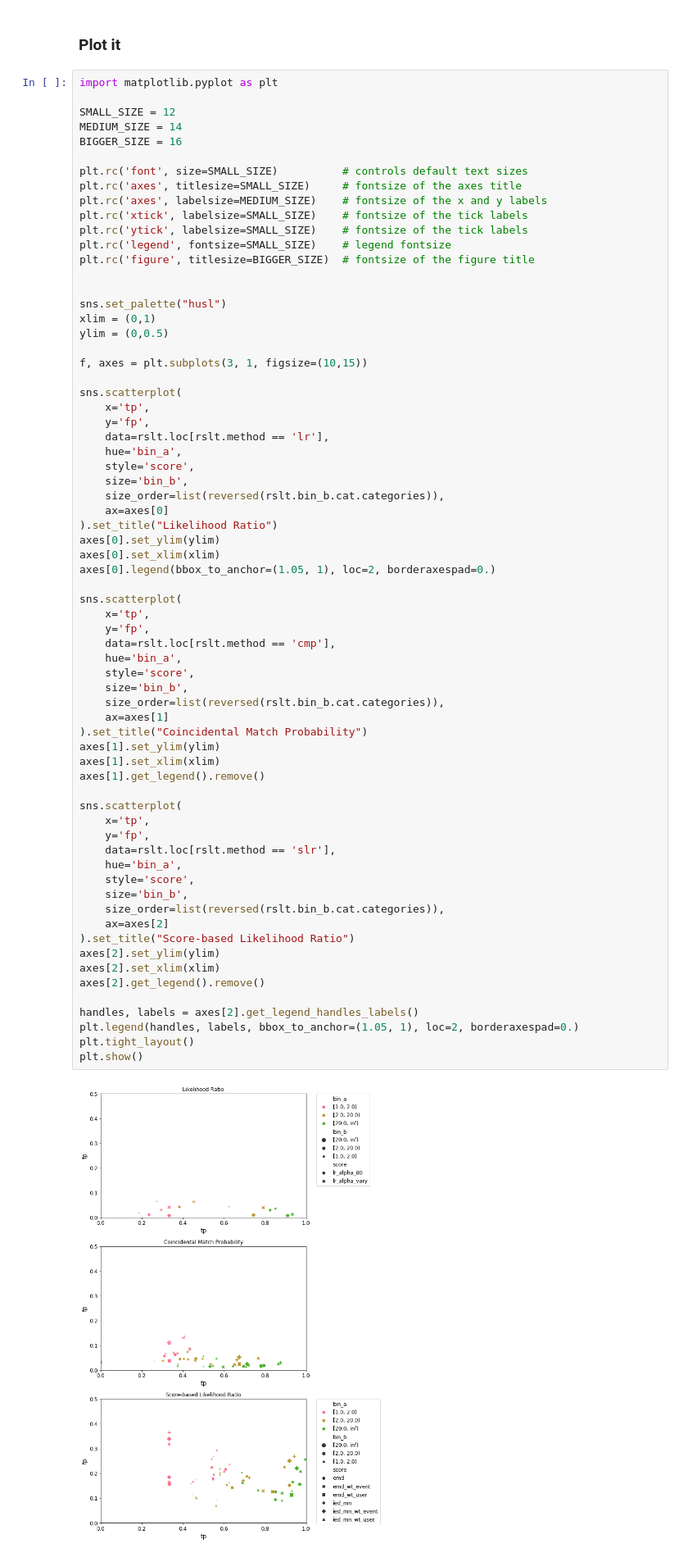
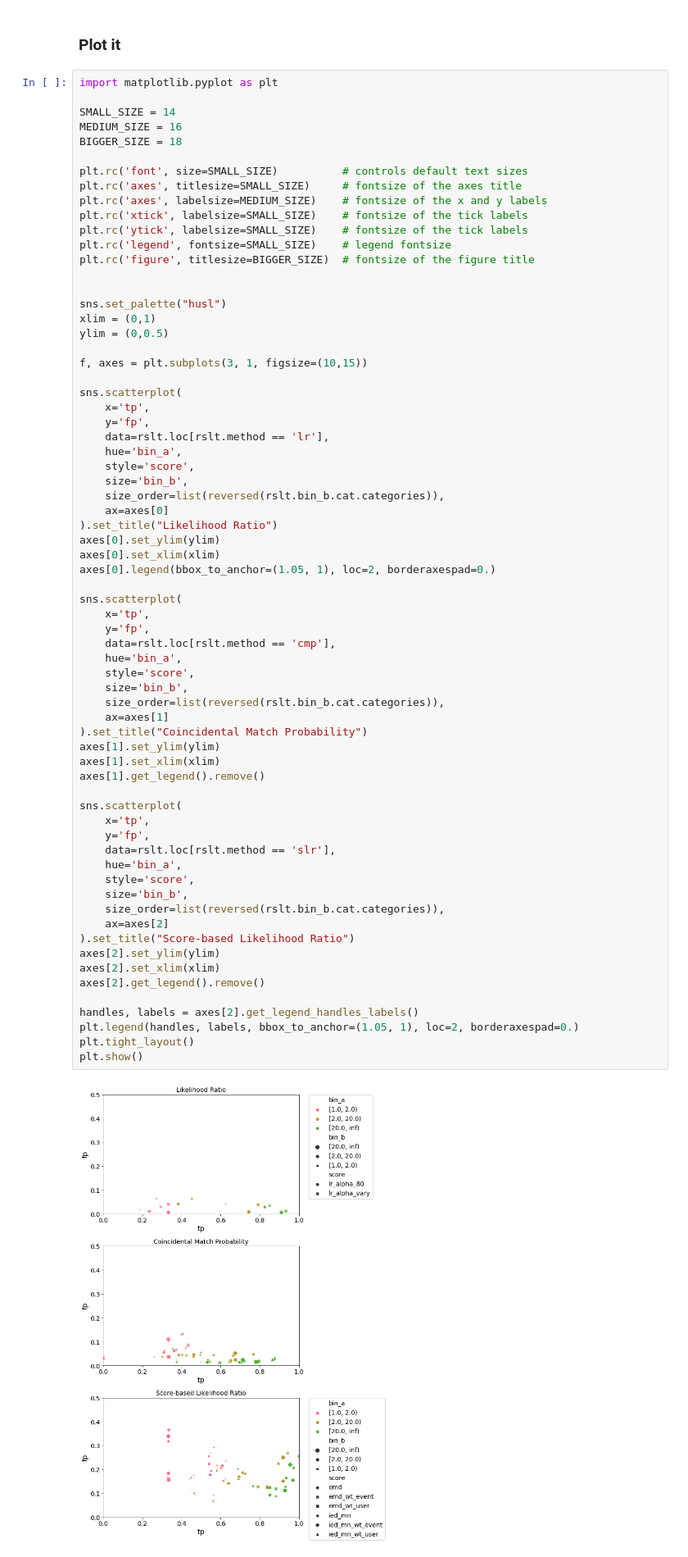
Before and after one commit to galbraic/spatial-assocr, a Jupyter notebook: notebooks/DFRWS_USA_2020_Orange_County.ipynb, the cells around one changed output. Shown: that part at 82% size. Drawn from its saved outputs; the diff is of its cells as text.

```diff
--- a/notebooks/DFRWS_USA_2020_Orange_County.ipynb
+++ b/notebooks/DFRWS_USA_2020_Orange_County.ipynb
@@ -884,9 +873,9 @@ rslt.head()
 # %%
 import matplotlib.pyplot as plt
 
-SMALL_SIZE = 12
-MEDIUM_SIZE = 14
-BIGGER_SIZE = 16
+SMALL_SIZE = 14
+MEDIUM_SIZE = 16
+BIGGER_SIZE = 18
 
 plt.rc('font', size=SMALL_SIZE)          # controls default text sizes
 plt.rc('axes', titlesize=SMALL_SIZE)     # fontsize of the axes title
@@ -923,33 +912,33 @@ sns.scatterplot(
     data=rslt.loc[rslt.method == 'cmp'],
     hue='bin_a',
     style='score',
     size='bin_b',
     size_order=list(reversed(rslt.bin_b.cat.categories)),
     ax=axes[1]
 ).set_title("Coincidental Match Probability")
 axes[1].set_ylim(ylim)
 axes[1].set_xlim(xlim)
 axes[1].get_legend().remove()
 
 sns.scatterplot(
     x='tp',
     y='fp',
     data=rslt.loc[rslt.method == 'slr'],
     hue='bin_a',
     style='score',
     size='bin_b',
     size_order=list(reversed(rslt.bin_b.cat.categories)),
     ax=axes[2]
 ).set_title("Score-based Likelihood Ratio")
 axes[2].set_ylim(ylim)
 axes[2].set_xlim(xlim)
 axes[2].get_legend().remove()
 
 handles, labels = axes[2].get_legend_handles_labels()
 plt.legend(handles, labels, bbox_to_anchor=(1.05, 1), loc=2, borderaxespad=0.)
 plt.tight_layout()
 plt.show()
 # %% [output]
-[figure, old version]
+[figure, new version]
 # %% [markdown]
 ### Simplify for DFRWS
```
Also changed, not shown: parts of 26 cells of this notebook, 26 other files.
